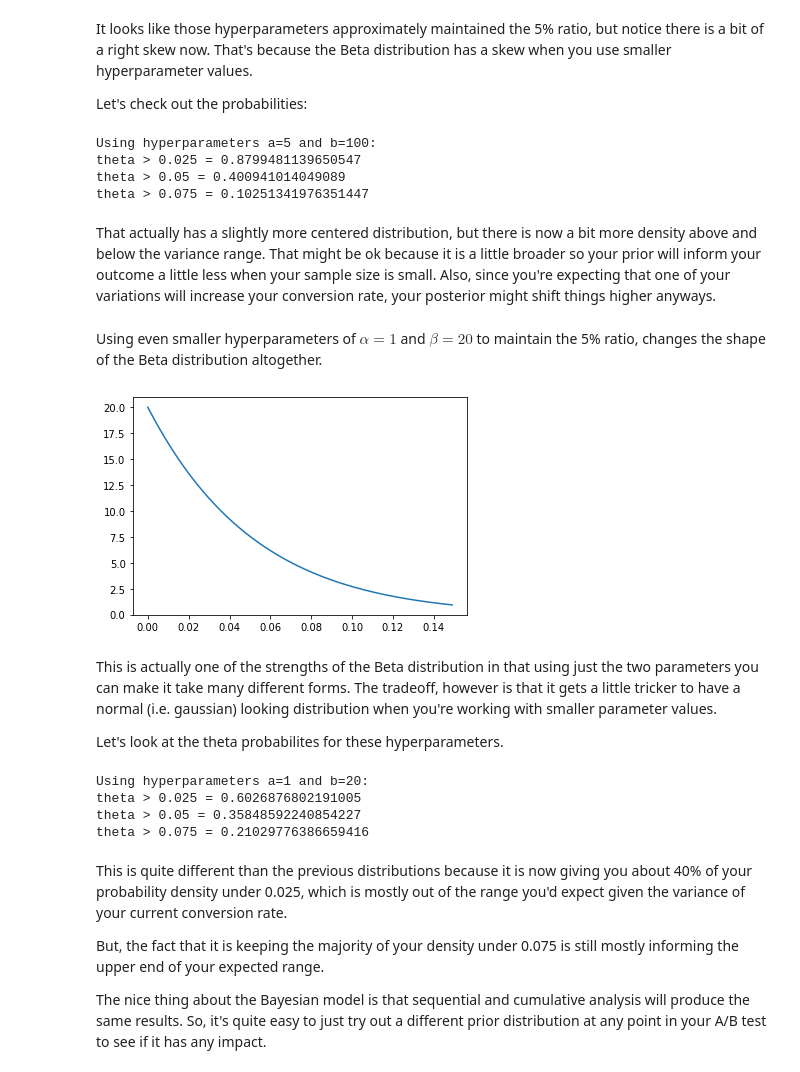
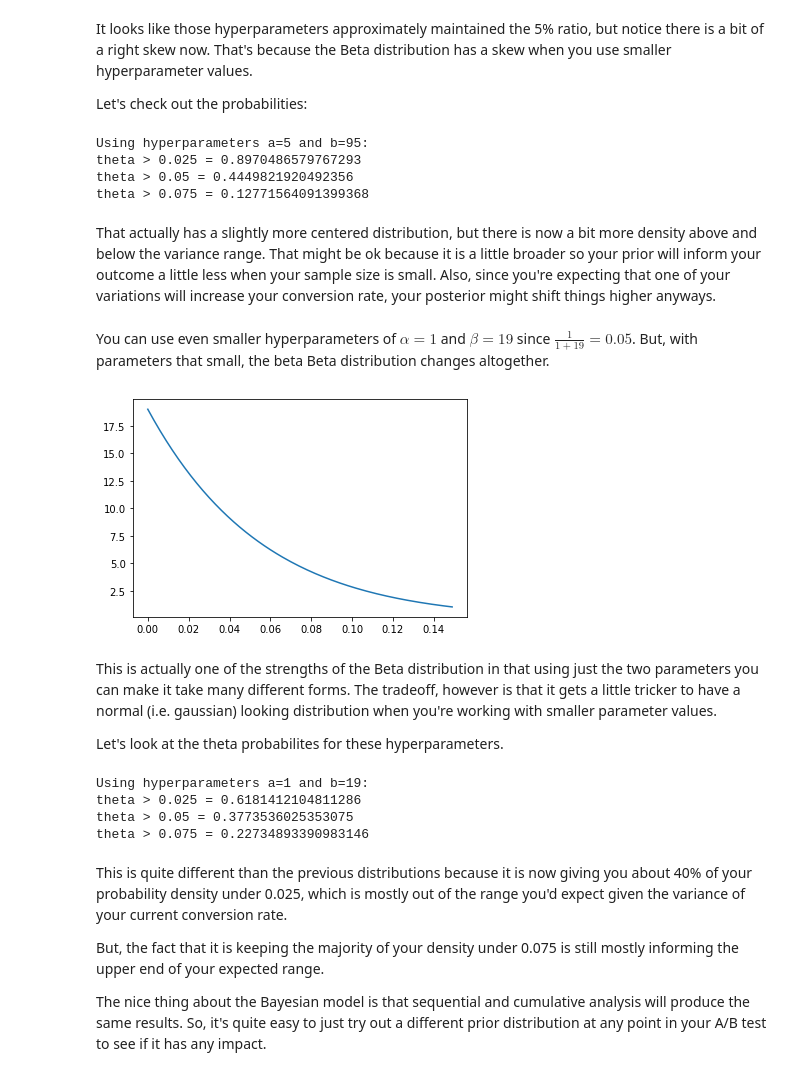
Before and after one commit to javidjamae/data-science, a Jupyter notebook: experimentation/Bayesian-a-b-testing.ipynb, the cells around one changed output. Drawn from its saved outputs; the diff is of its cells as text; code cells hidden in the pictures.

```diff
--- a/experimentation/Bayesian-a-b-testing.ipynb
+++ b/experimentation/Bayesian-a-b-testing.ipynb
@@ -147,48 +164,48 @@ It looks like those hyperparameters approximately maintained the 5% ratio, but n
 
 Let's check out the probabilities:
 # %%
-cdf1 = 1 - beta.cdf(x=0.025,a=5,b=100)
-cdf2 = 1 - beta.cdf(x=0.05,a=5,b=100)
-cdf3 = 1 - beta.cdf(x=0.075,a=5,b=100)
-print("Using hyperparameters a=5 and b=100:")
+cdf1 = 1 - beta.cdf(x=0.025,a=5,b=95)
+cdf2 = 1 - beta.cdf(x=0.05,a=5,b=95)
+cdf3 = 1 - beta.cdf(x=0.075,a=5,b=95)
+print("Using hyperparameters a=5 and b=95:")
 print("theta > 0.025 =", cdf1)
 print("theta > 0.05 =", cdf2)
 print("theta > 0.075 =", cdf3)
 # %% [output]
-Using hyperparameters a=5 and b=100:
-theta > 0.025 = 0.8799481139650547
-theta > 0.05 = 0.400941014049089
-theta > 0.075 = 0.10251341976351447
+Using hyperparameters a=5 and b=95:
+theta > 0.025 = 0.8970486579767293
+theta > 0.05 = 0.4449821920492356
+theta > 0.075 = 0.12771564091399368
 # %% [markdown]
 That actually has a slightly more centered distribution, but there is now a bit more density above and below the variance range. That might be ok because it is a little broader so your prior will inform your outcome a little less when your sample size is small. Also, since you're expecting that one of your variations will increase your conversion rate, your posterior might shift things higher anyways.
 # %% [markdown]
-Using even smaller hyperparameters of $\alpha=1$ and $\beta=20$ to maintain the 5% ratio, changes the shape of the Beta distribution altogether.
+You can use even smaller hyperparameters of $\alpha=1$ and $\beta=19$ since $\frac{1}{1 + 19} = 0.05$. But, with parameters that small, the beta Beta distribution changes altogether.
 # %%
 a = 1
-b = 20
+b = 19
 x = np.arange (0.0, .15, 0.001)
 y = beta.pdf(x,a,b)
 plt.plot(x,y)
 plt.show()
 # %% [output]
-[figure, old version]
+[figure, new version]
 # %% [markdown]
 This is actually one of the strengths of the Beta distribution in that using just the two parameters you can make it take many different forms. The tradeoff, however is that it gets a little tricker to have a normal (i.e. gaussian) looking distribution when you're working with smaller parameter values.
 
 Let's look at the theta probabilites for these hyperparameters.
 # %%
-cdf1 = 1 - beta.cdf(x=0.025,a=1,b=20)
-cdf2 = 1 - beta.cdf(x=0.05,a=1,b=20)
-cdf3 = 1 - beta.cdf(x=0.075,a=1,b=20)
-print("Using hyperparameters a=1 and b=20:")
+cdf1 = 1 - beta.cdf(x=0.025,a=1,b=19)
+cdf2 = 1 - beta.cdf(x=0.05,a=1,b=19)
+cdf3 = 1 - beta.cdf(x=0.075,a=1,b=19)
+print("Using hyperparameters a=1 and b=19:")
 print("theta > 0.025 =", cdf1)
 print("theta > 0.05 =", cdf2)
 print("theta > 0.075 =", cdf3)
 # %% [output]
-Using hyperparameters a=1 and b=20:
-theta > 0.025 = 0.6026876802191005
-theta > 0.05 = 0.35848592240854227
-theta > 0.075 = 0.21029776386659416
+Using hyperparameters a=1 and b=19:
+theta > 0.025 = 0.6181412104811286
+theta > 0.05 = 0.3773536025353075
+theta > 0.075 = 0.22734893390983146
 # %% [markdown]
 This is quite different than the previous distributions because it is now giving you about 40% of your probability density under 0.025, which is mostly out of the range you'd expect given the variance of your current conversion rate.
 
```
Also changed, not shown: parts of 34 cells of this notebook, 1 other file.
